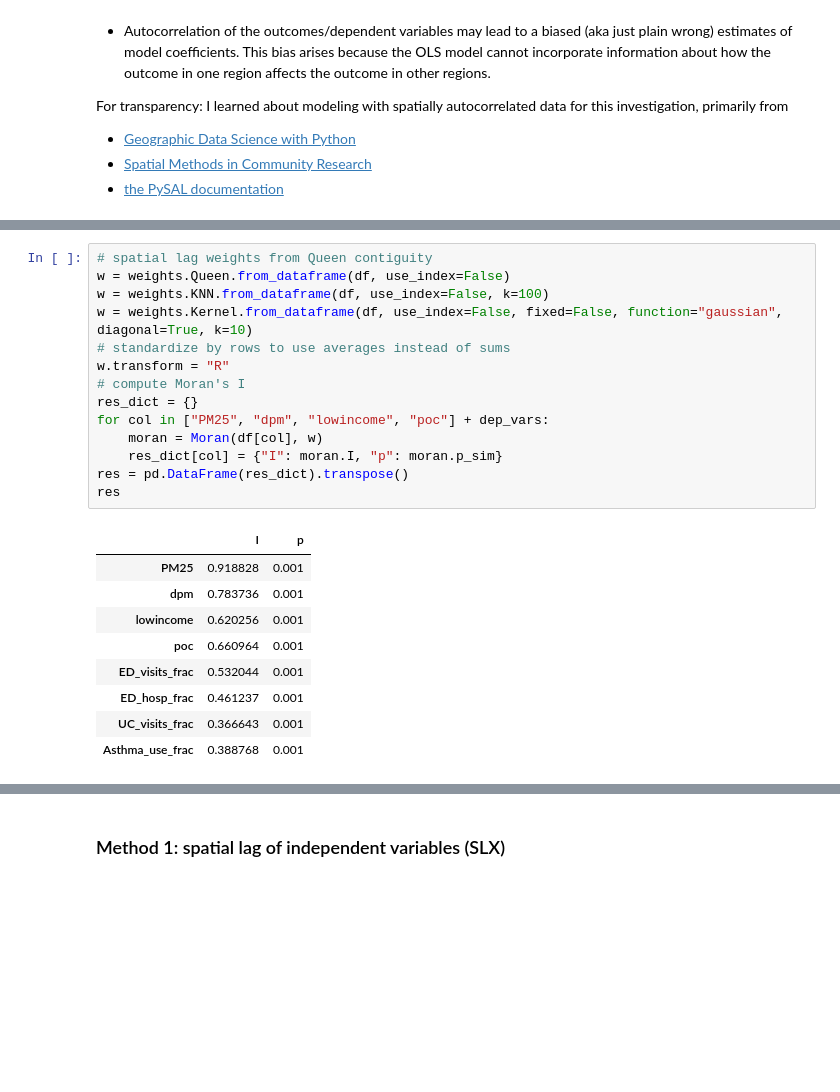
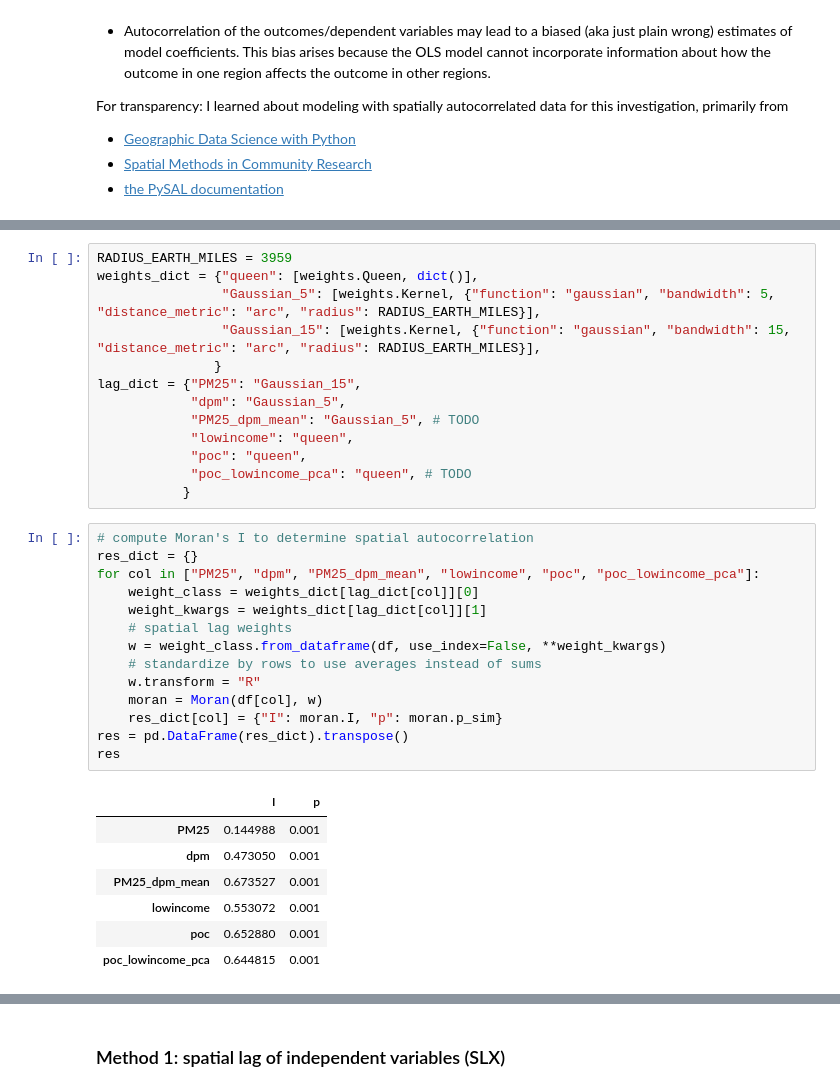
Before and after one commit to eli-goodfriend/air_brain, a Jupyter notebook: notebooks/WIP Asthma vs air quality.ipynb, the cells around one changed output, grey strips where cells are left out. Cells and saved outputs as stored; diff of their text form; blank space fills up the shorter version.

```diff
--- a/notebooks/WIP Asthma vs air quality.ipynb
+++ b/notebooks/WIP Asthma vs air quality.ipynb
@@ -500,25 +506,36 @@ I am using Moran's I to compute spatial autocorrelation.
+# %%
+RADIUS_EARTH_MILES = 3959
+weights_dict = {"queen": [weights.Queen, dict()],
+                "Gaussian_5": [weights.Kernel, {"function": "gaussian", "bandwidth": 5, "distance_metric": "arc", "radius": RADIUS_EARTH_MILES}],
+                "Gaussian_15": [weights.Kernel, {"function": "gaussian", "bandwidth": 15, "distance_metric": "arc", "radius": RADIUS_EARTH_MILES}],
+               }
+lag_dict = {"PM25": "Gaussian_15",
+            "dpm": "Gaussian_5",
+            "PM25_dpm_mean": "Gaussian_5", # TODO
+            "lowincome": "queen",
+            "poc": "queen",
+            "poc_lowincome_pca": "queen", # TODO
+           }
 # %%
-# spatial lag weights from Queen contiguity
-w = weights.Queen.from_dataframe(df, use_index=False)
-w = weights.KNN.from_dataframe(df, use_index=False, k=100)
-w = weights.Kernel.from_dataframe(df, use_index=False, fixed=False, function="gaussian", diagonal=True, k=10)
-# standardize by rows to use averages instead of sums
-w.transform = "R"
-# compute Moran's I
+# compute Moran's I to determine spatial autocorrelation
 res_dict = {}
-for col in ["PM25", "dpm", "lowincome", "poc"] + dep_vars:
+for col in ["PM25", "dpm", "PM25_dpm_mean", "lowincome", "poc", "poc_lowincome_pca"]:
+    weight_class = weights_dict[lag_dict[col]][0]
+    weight_kwargs = weights_dict[lag_dict[col]][1]
+    # spatial lag weights
+    w = weight_class.from_dataframe(df, use_index=False, **weight_kwargs)
+    # standardize by rows to use averages instead of sums
+    w.transform = "R"
     moran = Moran(df[col], w)
     res_dict[col] = {"I": moran.I, "p": moran.p_sim}
 res = pd.DataFrame(res_dict).transpose()
 res
 # %% [output]
 |  | I | p |
-| PM25 | 0.918828 | 0.001 |
-| dpm | 0.783736 | 0.001 |
-| lowincome | 0.620256 | 0.001 |
-| poc | 0.660964 | 0.001 |
-| ED_visits_frac | 0.532044 | 0.001 |
-| ED_hosp_frac | 0.461237 | 0.001 |
-| UC_visits_frac | 0.366643 | 0.001 |
-| Asthma_use_frac | 0.388768 | 0.001 |
+| PM25 | 0.144988 | 0.001 |
+| dpm | 0.473050 | 0.001 |
+| PM25_dpm_mean | 0.673527 | 0.001 |
+| lowincome | 0.553072 | 0.001 |
+| poc | 0.652880 | 0.001 |
+| poc_lowincome_pca | 0.644815 | 0.001 |
 # %% [markdown]
```
Also changed, not shown: parts of 13 cells of this notebook, 3 other files.
